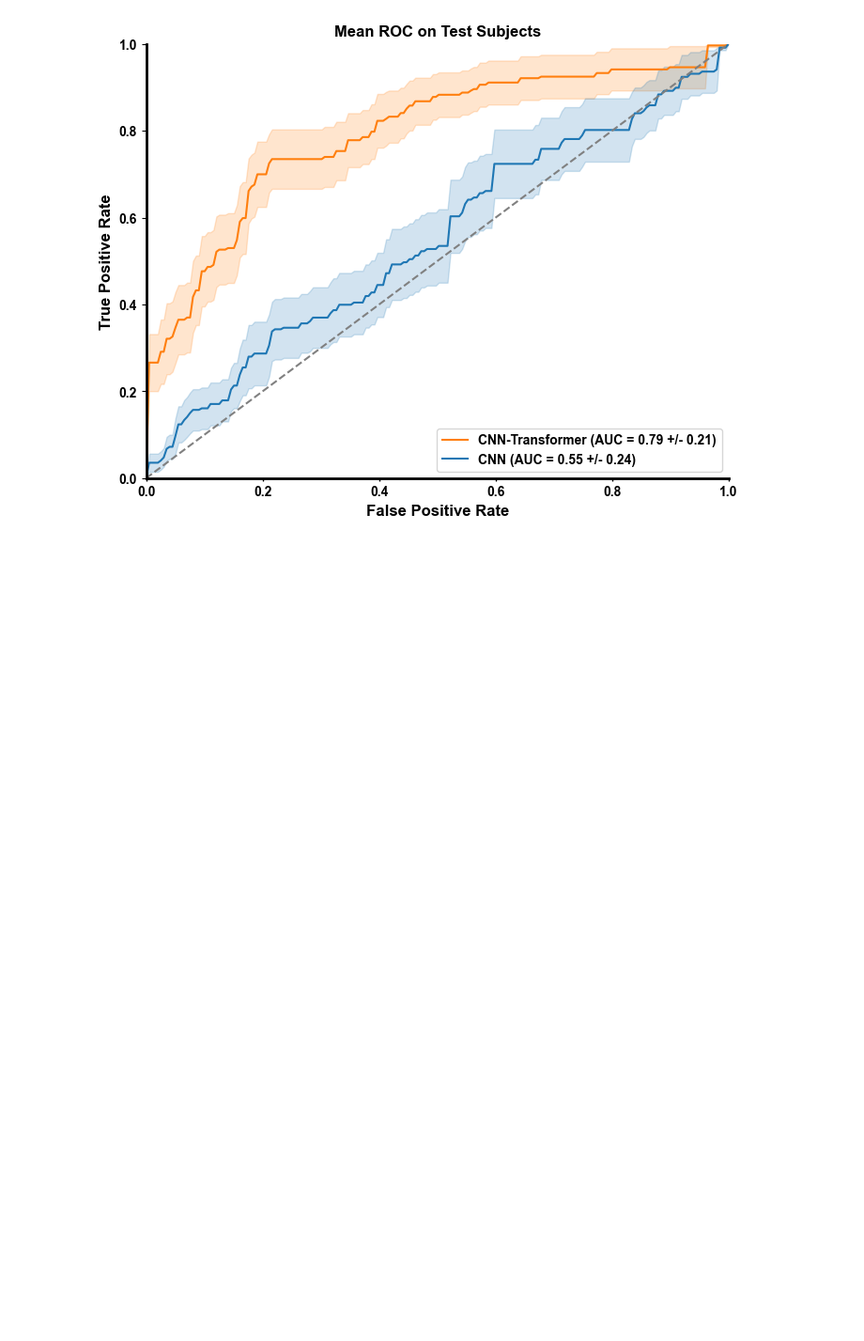
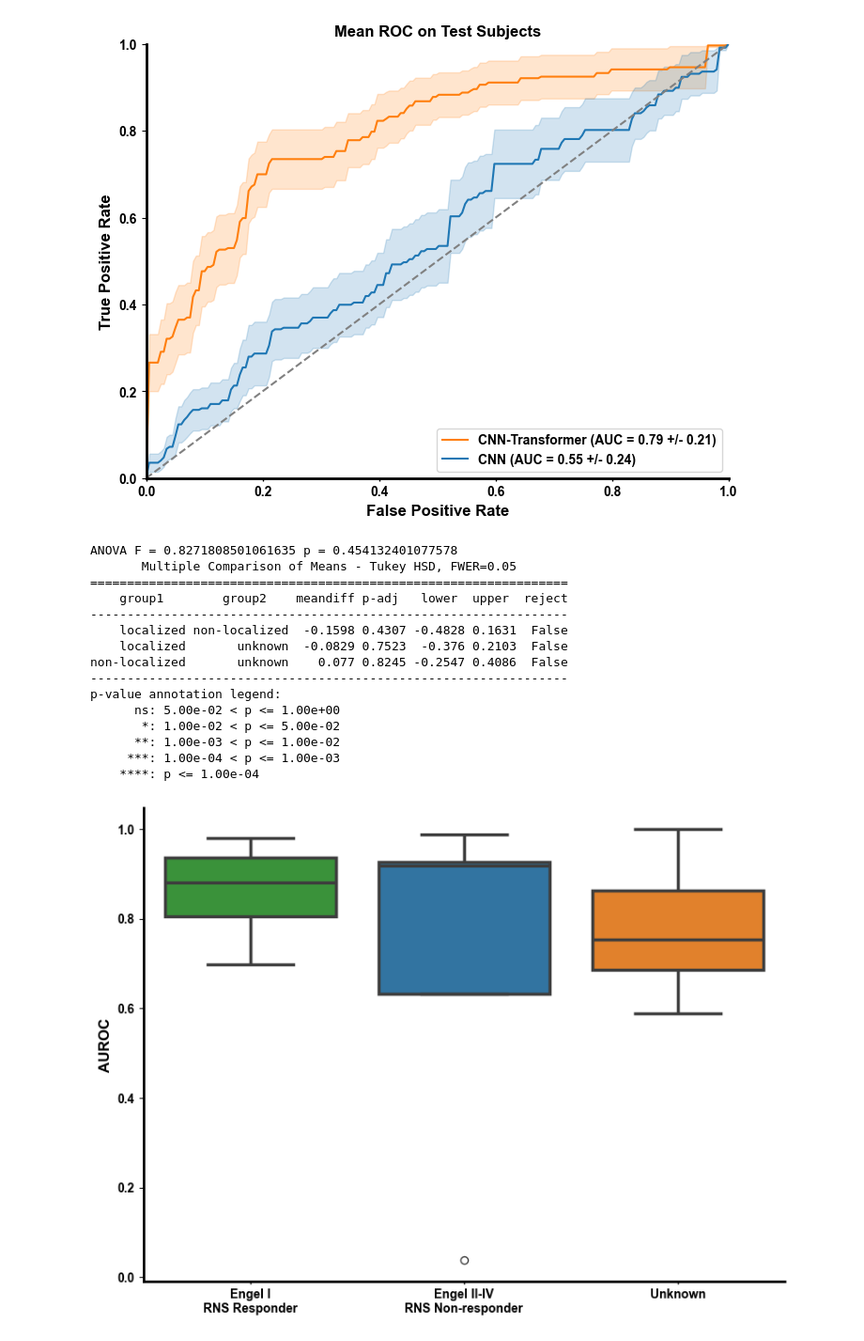
Before and after one commit to witherscp/SPES_Transformer, a Jupyter notebook: notebooks/testing.ipynb, the cells around one changed output. Shown at 94% size. Cells and saved outputs as stored; diff of their text form; code cells hidden in the pictures; blank space fills up the shorter version.

```diff
--- a/notebooks/testing.ipynb
+++ b/notebooks/testing.ipynb
@@ -222,0 +154,3 @@ Paired t-test results:
+# %%
+outcomes_df = pd.read_csv('../data/outcomes.csv')
+outcomes_df
@@ -223,3 +175,13 @@ Paired t-test results:
+# %%
+localized_subjs = outcomes_df[outcomes_df.outcome.isin(['responder','I-a','I-b','I-c','I-d'])]['subj'].to_list()
+unknown_subjs = outcomes_df[(outcomes_df.outcome == 'unknown') | (outcomes_df.outcome.isna())]['subj'].to_list()
+nonlocalized_subjs = outcomes_df[~outcomes_df.subj.isin([*localized_subjs, *unknown_subjs])]['subj'].to_list()
+classes = ['localized', 'non-localized', 'unknown']
+mapping_dict = {}
+for lst, outcome in zip((localized_subjs, nonlocalized_subjs, unknown_subjs), classes):
+    for s in lst:
+        mapping_dict[s] = outcome
+fusion_df['outcome'] = fusion_df.index.map(mapping_dict)
 # %%
 fpr_grid = np.linspace(0, 1, 200)
 fusion_tpr_stack = []
@@ -272,3 +234,68 @@ plt.legend()
 plt.savefig('../results/ROC_comparison.svg', dpi=300, bbox_inches='tight')
 # %% [output]
 [figure]
+# %%
+# --------------------------
+# 1. One-way ANOVA
+# --------------------------
+groups = [group['auroc'].values for _, group in fusion_df.groupby('outcome')]
+f_stat, p_val = f_oneway(*groups)
+print("ANOVA F =", f_stat, "p =", p_val)
+
+# --------------------------
+# 2. Tukey HSD post-hoc
+# --------------------------
+if p_val < 0.5:
+    tukey = pairwise_tukeyhsd(
+        endog=fusion_df['auroc'],
+        groups=fusion_df['outcome'],
+        alpha=0.05
+    )
+    print(tukey)
+
+    # Extract pairs and p-values for the plot
+    pairs = []
+    pvalues = []
+    for res in tukey.summary().data[1:]:
+        g1, g2, meandiff, p_adj, lower, upper, reject = res
+        pairs.append((g1, g2))
+        pvalues.append(p_adj)
+
+# --------------------------
+# 3. Plot with significance bars
+# --------------------------
+plt.figure(figsize=(8,6))
+ax = sns.boxplot(
+    data=fusion_df,
+    x='outcome',
+    y='auroc',
+    hue='outcome',
+    order=['localized', 'non-localized', 'unknown']
+)
+if p_val < 0.5:
+    annotator = Annotator(ax, pairs, data=fusion_df, x='outcome', y='auroc')
+    annotator.configure(test=None, hide_non_significant=True).set_pvalues(pvalues=pvalues).annotate()
+
+plt.xlabel('')
+plt.ylabel('AUROC')
+ax.set_xticks(['localized', 'non-localized', 'unknown'])
+ax.set_xticklabels(['Engel I\nRNS Responder', "Engel II-IV\nRNS Non-responder", "Unknown"])
+plt.tight_layout()
+plt.show()
+# %% [output]
+ANOVA F = 0.8271808501061635 p = 0.454132401077578
+       Multiple Comparison of Means - Tukey HSD, FWER=0.05
+=================================================================
+    group1        group2    meandiff p-adj   lower  upper  reject
+-----------------------------------------------------------------
+    localized non-localized  -0.1598 0.4307 -0.4828 0.1631  False
+    localized       unknown  -0.0829 0.7523  -0.376 0.2103  False
+non-localized       unknown    0.077 0.8245 -0.2547 0.4086  False
+-----------------------------------------------------------------
+p-value annotation legend:
+      ns: 5.00e-02 < p <= 1.00e+00
+       *: 1.00e-02 < p <= 5.00e-02
+      **: 1.00e-03 < p <= 1.00e-02
+     ***: 1.00e-04 < p <= 1.00e-03
+    ****: p <= 1.00e-04
+[figure, added]
```
Also changed, not shown: parts of 6 cells of this notebook.
